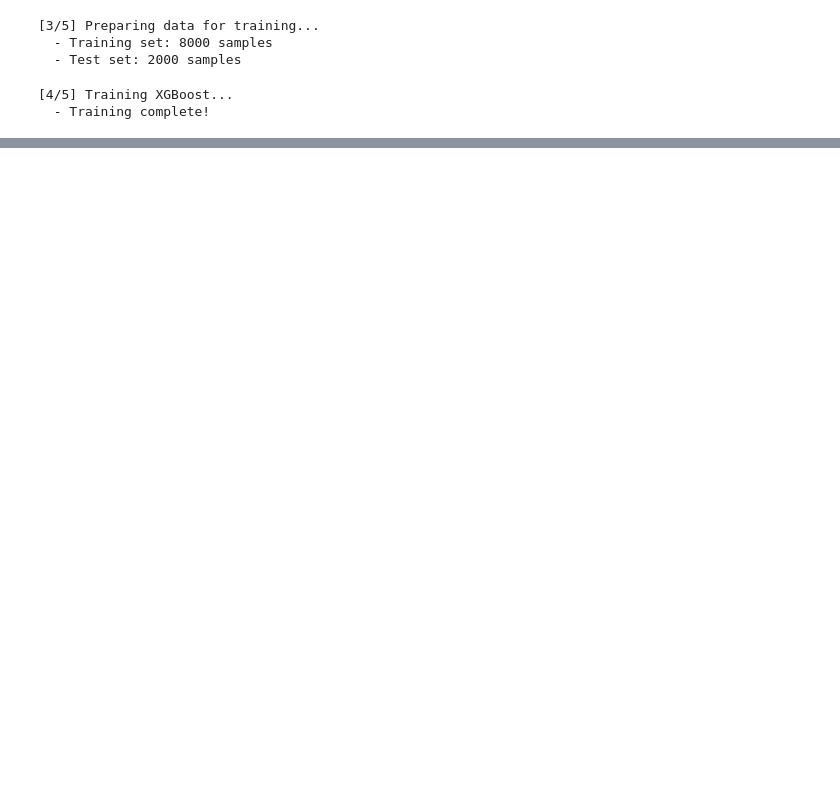
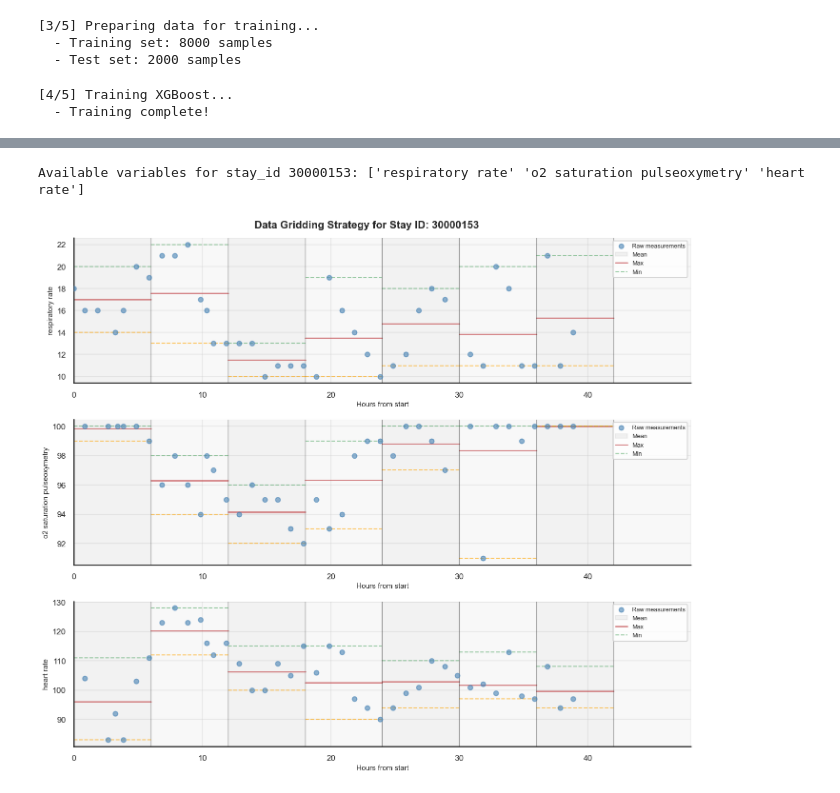
Before and after one commit to haojunzhuang/cs281a_final_proj, a Jupyter notebook: model1.ipynb, the cells around one changed output, grey strips where cells are left out. Saved outputs shown, nothing was run; the diff lists cells and outputs as text; code cells hidden in the pictures; blank space fills up the shorter version.

```diff
--- a/model1.ipynb
+++ b/model1.ipynb
@@ -105,0 +105,5 @@ model.plot_feature_importance()
+# %%
+model.visualize(model.stay_ids[0], df_vitals)
+# %% [output]
+Available variables for stay_id 30000153: ['respiratory rate' 'o2 saturation pulseoxymetry' 'heart rate']
+[figure, added]
```
Also changed, not shown: parts of 4 cells of this notebook, 1 other file.
